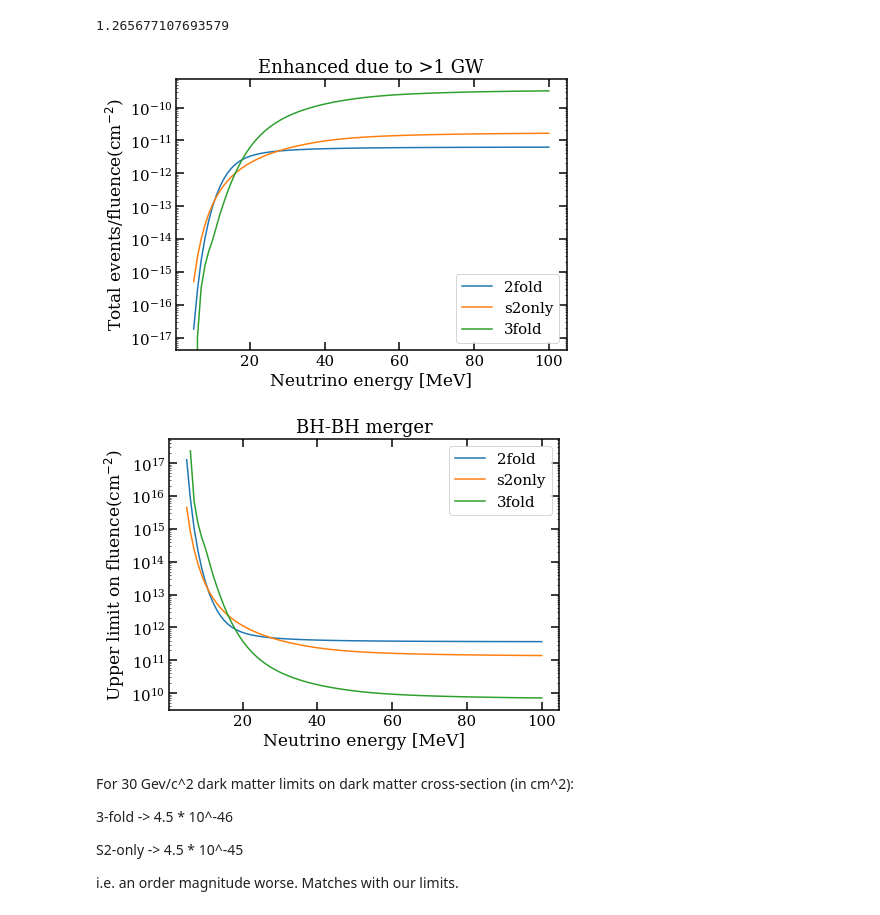
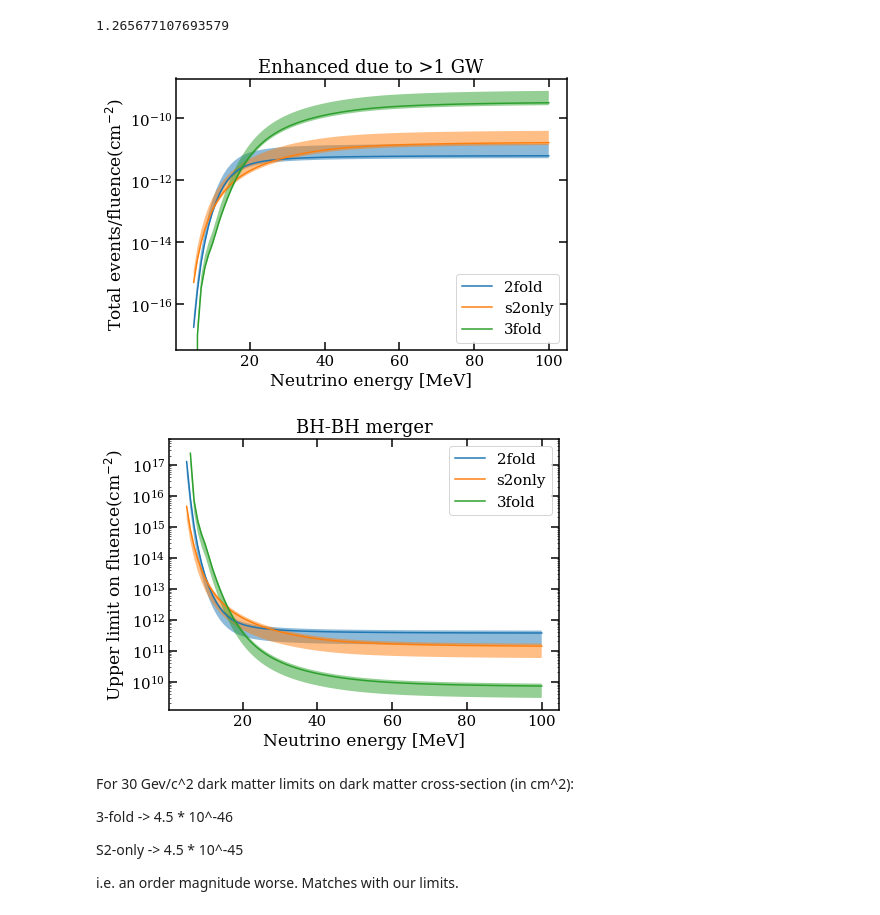
Before and after one commit to XENON1T/Gravitational-Waves, a Jupyter notebook: CEvNS+Neutrino+limit.ipynb, the cells around one changed output. Drawn from its saved outputs; the diff is of its cells as text; code cells hidden in the pictures.

```diff
--- a/CEvNS+Neutrino+limit.ipynb
+++ b/CEvNS+Neutrino+limit.ipynb
@@ -703,23 +674,34 @@ SyntaxError: invalid syntax (<ipython-input-57-db92828153ba>, line 1)
 # %%
 fig, ax = plt.subplots(1, 1, figsize=(7,5))
-Ev = 100
 
-tot_rate = np.array([sum([xe.dRatedErecoil(x, Ev*MeV) for xe in NaturalXe]) * accept_2fold(x) for x in er])
+tot_rate = np.array([sum([xe.dRatedErecoil(x, 100*MeV) for xe in NaturalXe]) * accept_2fold(x) for x in er])
+tot_rate_low = tot_rate*modification_low
+tot_rate_up = tot_rate*modification_up
 ax.semilogy(er / keV, tot_rate * 1.04 * ton/ keV**(-1), label="2-fold")
+plt.fill_between(er / keV, tot_rate_low * ton / (keV**(-1)), tot_rate_up * ton / (keV**(-1)), alpha = 0.5)
 
-tot_rate = np.array([sum([xe.dRatedErecoil(x, Ev*MeV) for xe in NaturalXe]) * accept_S2only(x) for x in er])
+tot_rate = np.array([sum([xe.dRatedErecoil(x, 100*MeV) for xe in NaturalXe]) * accept_S2only(x) for x in er])
+tot_rate_low = tot_rate*modification_low
+tot_rate_up = tot_rate*modification_up
 ax.semilogy(er / keV, tot_rate * 2.004 * ton/ keV**(-1) , label="S2-only")
+plt.fill_between(er / keV, tot_rate_low * ton / (keV**(-1)), tot_rate_up * ton / (keV**(-1)), alpha = 0.5)
 
-tot_rate = np.array([sum([xe.dRatedErecoil(x, Ev*MeV) for xe in NaturalXe]) * accept_3fold_SR1(x) for x in er])
+tot_rate = np.array([sum([xe.dRatedErecoil(x, 100*MeV) for xe in NaturalXe]) * accept_3fold_SR1(x) for x in er])
+tot_rate_low = tot_rate*modification_low
+tot_rate_up = tot_rate*modification_up
 ax.semilogy(er / keV, tot_rate * 1.3 * ton/ keV**(-1), label="3-fold SR1")
-tot_rate = np.array([sum([xe.dRatedErecoil(x, Ev*MeV) for xe in NaturalXe]) * accept_3fold_SR0(x) for x in er])
+plt.fill_between(er / keV, tot_rate_low * ton / (keV**(-1)), tot_rate_up * ton / (keV**(-1)), alpha = 0.5)
+tot_rate = np.array([sum([xe.dRatedErecoil(x, 100*MeV) for xe in NaturalXe]) * accept_3fold_SR0(x) for x in er])
+tot_rate_low = tot_rate*modification_low
+tot_rate_up = tot_rate*modification_up
 ax.semilogy(er / keV, tot_rate * 1.3 * ton/ keV**(-1), label="3-fold SR0")
+plt.fill_between(er / keV, tot_rate_low * ton / (keV**(-1)), tot_rate_up * ton / (keV**(-1)), alpha = 0.5)
 
 
 ax.legend()
 ax.set_title(r"100 MeV")
 ax.set_ylim([1e-16, 1e-11])
-#ax.set_xlim([0, 10])
+#ax.set_xlim([0, 100])
 ax.set_xlabel("Neutrino-xenon recoil energy [keV]")
 ax.set_ylabel(r"[events/keV]/fluence(cm$^{-2}$)")
 ax.yaxis.set_ticks_position('both')
@@ -852,5 +836,9 @@ plt.legend()
 plt.show()
 # %% [output]
 [figure]
+# %%
+rate_Ev_2fold = calc_rate_Ev(er, accept_2fold, fm_2fold)
+rate_Ev_3fold = calc_rate_Ev(er, accept_3fold_SR1, fm_3fold)
+rate_Ev_S2only = calc_rate_Ev(er, accept_S2only, fm_S2only)
 # %%
 fig, ax = plt.subplots(1, 1, figsize=(7,5))
@@ -938,9 +943,14 @@ stacking(d_S2only)
 1.265677107693579
 # %%
 fig, ax = plt.subplots(1, 1, figsize=(7,5))
-plt.plot(Neutrino_Energy/MeV, stacking(d_2fold)*calc_rate_Ev(er, accept_2fold, fm_2fold), label="2fold")
-plt.plot(Neutrino_Energy/MeV, stacking(d_S2only)*calc_rate_Ev(er, accept_S2only, fm_S2only), label="s2only")
-plt.plot(Neutrino_Energy/MeV, stacking(d_3fold)*calc_rate_Ev(er, accept_3fold_SR1, fm_3fold), label="3fold")
+plt.plot(Neutrino_Energy/MeV, stacking(d_2fold)*rate_Ev_2fold, label="2fold")
+plt.fill_between(Neutrino_Energy/MeV, stacking(d_2fold)*rate_Ev_2fold*modification_low, stacking(d_2fold)*rate_Ev_2fold*modification_up, alpha = 0.5)
+
+plt.plot(Neutrino_Energy/MeV, stacking(d_S2only)*rate_Ev_S2only, label="s2only")
+plt.fill_between(Neutrino_Energy/MeV, stacking(d_S2only)*rate_Ev_S2only*modification_low, stacking(d_S2only)*rate_Ev_S2only*modification_up, alpha = 0.5)
+
+plt.plot(Neutrino_Energy/MeV, stacking(d_3fold)*rate_Ev_3fold, label="3fold")
+plt.fill_between(Neutrino_Energy/MeV, stacking(d_3fold)*rate_Ev_3fold*modification_low, stacking(d_3fold)*rate_Ev_3fold*modification_up, alpha = 0.5)
 
 #ax.legend()
 ax.set_title("Enhanced due to >1 GW")
@@ -955,4 +965,4 @@ ax.xaxis.set_ticks_position('both')
 plt.legend()
 plt.show()
 # %% [output]
-[figure, old version]
+[figure, new version]
@@ -963,24 +969,41 @@ upper_lim_fluence_S2only = 2.3/(calc_rate_Ev(er, accept_S2only, fm_S2only)*stack
+# %%
+upper_lim_fluence_2_fold = 2.3/(rate_Ev_2fold*stacking(d_2fold))
+upper_lim_fluence_2_fold_low = 2.3/(rate_Ev_2fold*modification_low*stacking(d_2fold))
+upper_lim_fluence_2_fold_up = 2.3/(rate_Ev_2fold*modification_up*stacking(d_2fold))
+
+upper_lim_fluence_3_fold = 2.3/(rate_Ev_3fold*stacking(d_3fold))
+upper_lim_fluence_3_fold_low = 2.3/(rate_Ev_3fold*modification_low*stacking(d_3fold))
+upper_lim_fluence_3_fold_up = 2.3/(rate_Ev_3fold*modification_up*stacking(d_3fold))
+
+upper_lim_fluence_S2only = 2.3/(rate_Ev_S2only*stacking(d_S2only))
+upper_lim_fluence_S2only_low = 2.3/(rate_Ev_S2only*modification_low*stacking(d_S2only))
+upper_lim_fluence_S2only_up = 2.3/(rate_Ev_S2only*modification_up*stacking(d_S2only))
 # %%
 
 fig, ax = plt.subplots(1, 1, figsize=(7,5))
 plt.plot(Neutrino_Energy/MeV, upper_lim_fluence_2_fold, label="2fold")
+plt.fill_between(Neutrino_Energy/MeV, upper_lim_fluence_2_fold_low, upper_lim_fluence_2_fold_up, alpha = 0.5)
+
 plt.plot(Neutrino_Energy/MeV, upper_lim_fluence_S2only, label="s2only")
+plt.fill_between(Neutrino_Energy/MeV, upper_lim_fluence_S2only_low, upper_lim_fluence_S2only_up, alpha = 0.5)
+
 plt.plot(Neutrino_Energy/MeV, upper_lim_fluence_3_fold, label="3fold")
+plt.fill_between(Neutrino_Energy/MeV, upper_lim_fluence_3_fold_low, upper_lim_fluence_3_fold_up, alpha = 0.5)
 
 ax.legend()
 #ax.set_title(r"(Total events/flux ")
 #ax.set_ylim([1e6, 1e16])
 plt.yscale("log")
 #ax.set_xlim([0, 5])
 ax.set_xlabel("Neutrino energy [MeV]")
 ax.set_ylabel(r"Upper limit on fluence(cm$^{-2}$)")
 ax.yaxis.set_ticks_position('both')
 ax.xaxis.set_ticks_position('both')
 plt.title("BH-BH merger")
 
 plt.show()
 # %% [output]
-[figure, old version]
+[figure, new version]
 # %% [markdown]
 For 30 Gev/c^2 dark matter limits on dark matter cross-section (in cm^2):
 
```
Also changed, not shown: parts of 22 cells of this notebook.
